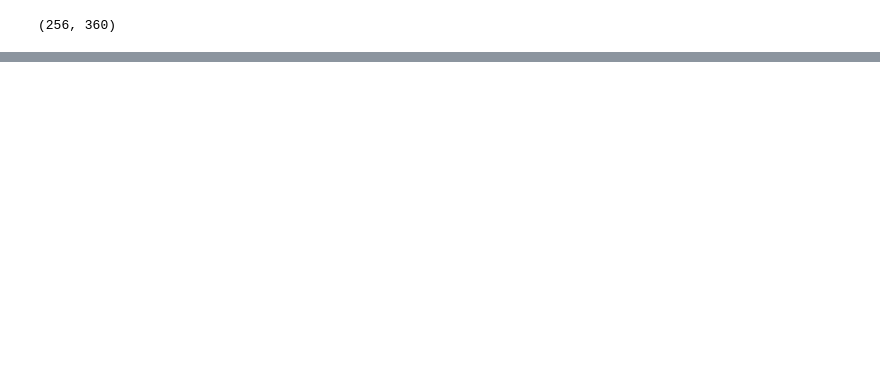
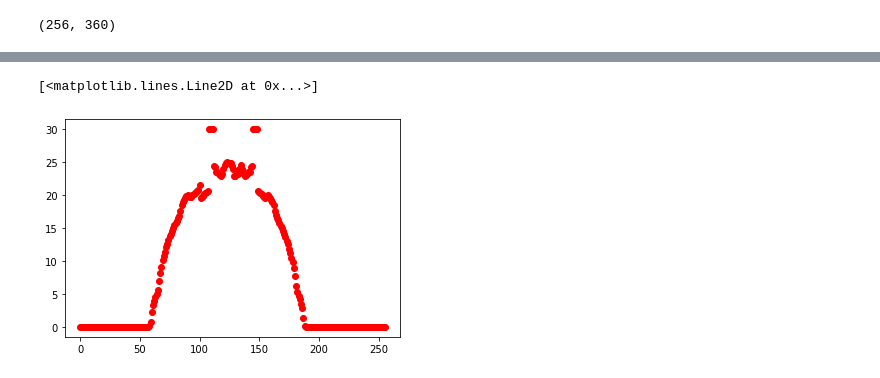
Before and after one commit to KyungRyeolBaek/study, a Jupyter notebook: 치아/Metal3_symmetry.ipynb, the cells around one changed output, grey strips where cells are left out. Saved outputs shown, nothing was run; the diff lists cells and outputs as text; code cells hidden in the pictures; blank space fills up the shorter version.

```diff
--- a/치아/Metal3_each_training_all-Copy1.ipynb
+++ b/치아/Metal3_symmetry.ipynb
@@ -58,3 +68,10 @@ plt.plot(x, y, 'ro')
+# %%
+x = range(0,256)
+y = [metal3_img[v,0] if metal3_img[v,0] != 30 else metal3_img[256-v,0] if v > 128 else metal3_img[256-v,0] for v in x]
+plt.plot(x, y, 'ro')
+# %% [output]
+[<matplotlib.lines.Line2D at 0x...>]
+[figure, added]
 # %%
 x = range(0,256)
 y = [metal3_img[v,100] for v in x]
```
Also changed, not shown: parts of 10 cells of this notebook, 1 other file.
